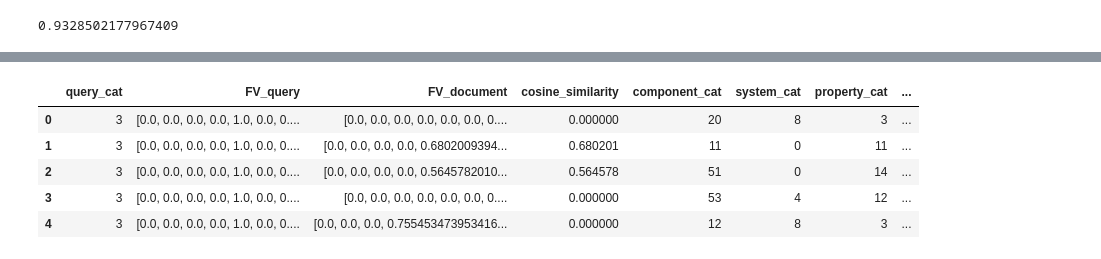
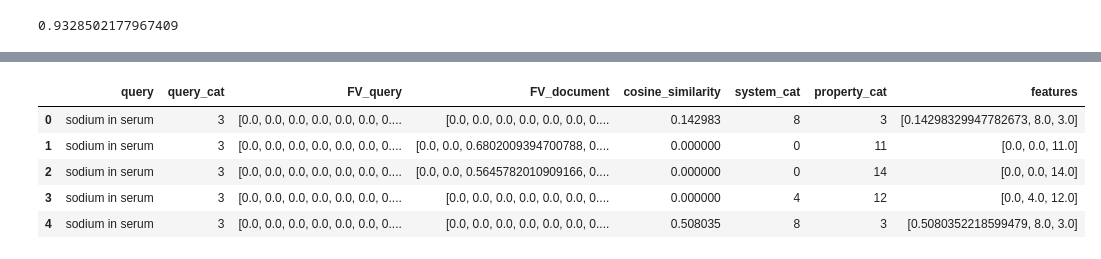
Before and after one commit to alexsierra45/ib-mlr, a Jupyter notebook: AdaRank.ipynb, the cells around one changed output, grey strips where cells are left out. Cells and saved outputs as stored; diff of their text form; code cells hidden in the pictures.

```diff
--- a/AdaRank.ipynb
+++ b/AdaRank.ipynb
@@ -61,7 +64,8 @@ def lemmatize(text):
 def return_sentences(tokens):
     return " ".join([word for word in tokens])
 # %%
-data['removed_punc'] = data['long_common_name'].apply(lambda x: remove_punct(x))
+data['text'] = data['long_common_name'] + ' ' + data['component']
+data['removed_punc'] = data['text'].apply(lambda x: remove_punct(x))
 data['tokens'] = data['removed_punc'].apply(lambda msg : tokenize(msg))
 #data['larger_tokens'] = data['tokens'].apply(lambda x : remove_small_words(x))
 data['clean_tokens'] = data['tokens'].apply(lambda x : remove_stopwords(x))
@@ -102,7 +106,6 @@ df.head()
 # %%
 feature_columns = [
     'cosine_similarity',
-    'component_cat',
     'system_cat',
     'property_cat'
     #'bm25',
@@ -187,5 +187,5 @@ data.loc[df_query.index][:10]
 # %%
-new_query = ['platelets in blood']
+new_query = ['sodium in serum']
 df_new = pd.DataFrame([new_query], columns=['query'])
 df_new['query_cat'] = encoders['query'].classes_.size
 df_new['FV_query'] = tfidf.transform(df_new['query']).toarray().tolist()
@@ -196,5 +196,5 @@ df_new.head()
 # %%
 df_new = pd.concat([df_new] * len(data['FV_document']), ignore_index=True)
-df_new = pd.concat([df_new, data[['component_cat', 'system_cat', 'property_cat', 'FV_document']]], axis=1)
+df_new = pd.concat([df_new, data[['system_cat', 'property_cat', 'FV_document']]], axis=1)
 df_new.head()
 # %% [output]
@@ -207,15 +207,15 @@ df_new.head()
 # %%
 df_new['cosine_similarity'] = df_new.apply(lambda row: cosine_similarity([row['FV_query']],[row['FV_document']])[0][0], axis=1)
-df_new = df_new[['query_cat', 'FV_query', 'FV_document', 'cosine_similarity', 'component_cat', 'system_cat', 'property_cat']].copy()
+df_new = df_new[['query', 'query_cat', 'FV_query', 'FV_document', 'cosine_similarity', 'system_cat', 'property_cat']].copy()
 df_new['features'] = df_new[feature_columns].values.tolist()
 df_new.head()
 # %% [output]
-|  | query_cat | FV_query | FV_document | cosine_similarity | component_cat | system_cat | property_cat | ... |
-| 0 | 3 | [0.0, 0.0, 0.0, 0.0, 1.0, 0.0, 0.... | [0.0, 0.0, 0.0, 0.0, 0.0, 0.0, 0.... | 0.000000 | 20 | 8 | 3 | ... |
-| 1 | 3 | [0.0, 0.0, 0.0, 0.0, 1.0, 0.0, 0.... | [0.0, 0.0, 0.0, 0.0, 0.6802009394... | 0.680201 | 11 | 0 | 11 | ... |
-| 2 | 3 | [0.0, 0.0, 0.0, 0.0, 1.0, 0.0, 0.... | [0.0, 0.0, 0.0, 0.0, 0.5645782010... | 0.564578 | 51 | 0 | 14 | ... |
-| 3 | 3 | [0.0, 0.0, 0.0, 0.0, 1.0, 0.0, 0.... | [0.0, 0.0, 0.0, 0.0, 0.0, 0.0, 0.... | 0.000000 | 53 | 4 | 12 | ... |
-| 4 | 3 | [0.0, 0.0, 0.0, 0.0, 1.0, 0.0, 0.... | [0.0, 0.0, 0.0, 0.755453473953416... | 0.000000 | 12 | 8 | 3 | ... |
+|  | query | query_cat | FV_query | FV_document | cosine_similarity | system_cat | property_cat | features |
+| 0 | sodium in serum | 3 | [0.0, 0.0, 0.0, 0.0, 0.0, 0.0, 0.... | [0.0, 0.0, 0.0, 0.0, 0.0, 0.0, 0.... | 0.142983 | 8 | 3 | [0.14298329947782673, 8.0, 3.0] |
+| 1 | sodium in serum | 3 | [0.0, 0.0, 0.0, 0.0, 0.0, 0.0, 0.... | [0.0, 0.0, 0.6802009394700788, 0.... | 0.000000 | 0 | 11 | [0.0, 0.0, 11.0] |
+| 2 | sodium in serum | 3 | [0.0, 0.0, 0.0, 0.0, 0.0, 0.0, 0.... | [0.0, 0.0, 0.5645782010909166, 0.... | 0.000000 | 0 | 14 | [0.0, 0.0, 14.0] |
+| 3 | sodium in serum | 3 | [0.0, 0.0, 0.0, 0.0, 0.0, 0.0, 0.... | [0.0, 0.0, 0.0, 0.0, 0.0, 0.0, 0.... | 0.000000 | 4 | 12 | [0.0, 4.0, 12.0] |
+| 4 | sodium in serum | 3 | [0.0, 0.0, 0.0, 0.0, 0.0, 0.0, 0.... | [0.0, 0.0, 0.0, 0.0, 0.0, 0.0, 0.... | 0.508035 | 8 | 3 | [0.5080352218599479, 8.0, 3.0] |
 # %%
 X_new = csr_matrix(df_new['features'].tolist())
 scores = model.predict(X_new, [3] * len(df_new))
```
Also changed, not shown: parts of 21 cells of this notebook.
